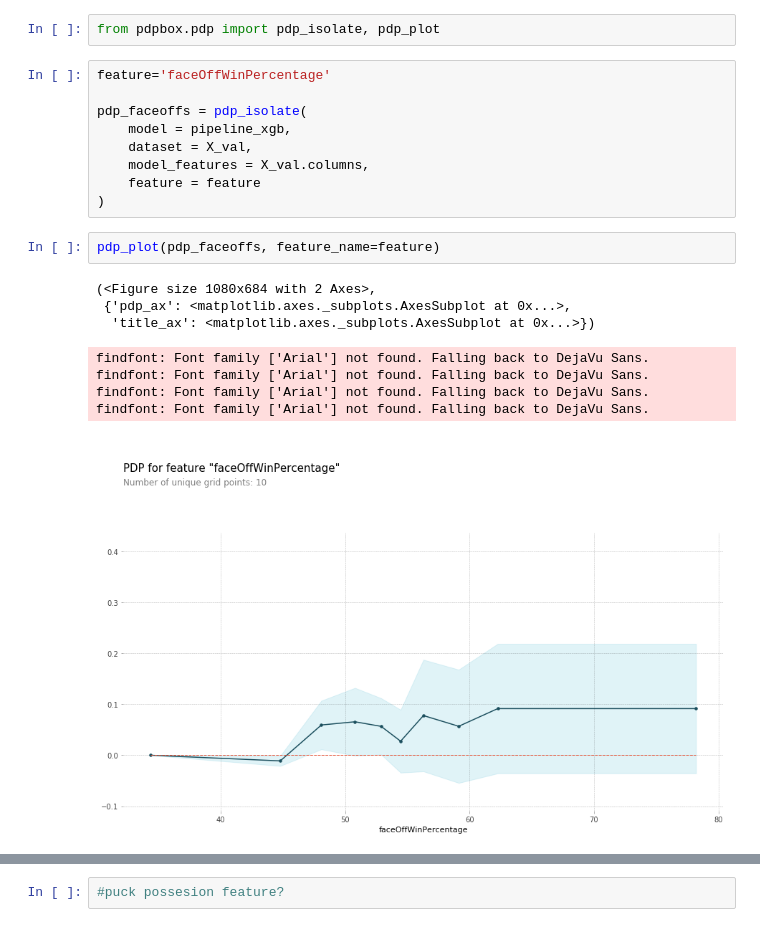
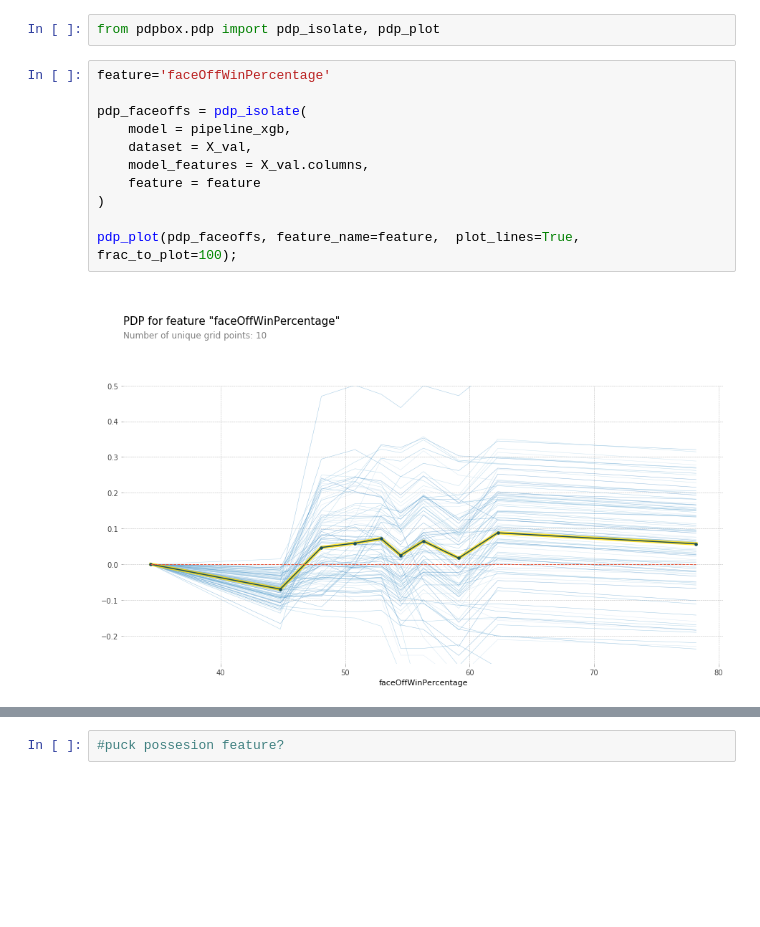
Before and after one commit to npgeorge/DS-Unit-2-Applied-Modeling, a Jupyter notebook: NHL_Data_Project_Team_Stats.ipynb, the cells around one changed output, grey strips where cells are left out. Saved outputs shown, nothing was run; the diff lists cells and outputs as text; blank space fills up the shorter version.

```diff
--- a/NHL_Data_Project_Team_Stats.ipynb
+++ b/NHL_Data_Project_Team_Stats.ipynb
@@ -330,23 +324,16 @@ from pdpbox.pdp import pdp_isolate, pdp_plot
 # %%
 feature='faceOffWinPercentage'
 
 pdp_faceoffs = pdp_isolate(
     model = pipeline_xgb,
     dataset = X_val,
     model_features = X_val.columns,
     feature = feature
 )
+
+pdp_plot(pdp_faceoffs, feature_name=feature,  plot_lines=True, frac_to_plot=100);
+# %% [output]
+[figure, added]
-# %%
-pdp_plot(pdp_faceoffs, feature_name=feature)
-# %% [output]
-(<Figure size 1080x684 with 2 Axes>,
- {'pdp_ax': <matplotlib.axes._subplots.AxesSubplot at 0x...>,
-  'title_ax': <matplotlib.axes._subplots.AxesSubplot at 0x...>})
-findfont: Font family ['Arial'] not found. Falling back to DejaVu Sans.
-findfont: Font family ['Arial'] not found. Falling back to DejaVu Sans.
-findfont: Font family ['Arial'] not found. Falling back to DejaVu Sans.
-findfont: Font family ['Arial'] not found. Falling back to DejaVu Sans.
-[figure, removed]
 # %%
 feature='shots'
 
```
Also changed, not shown: parts of 23 cells of this notebook.
